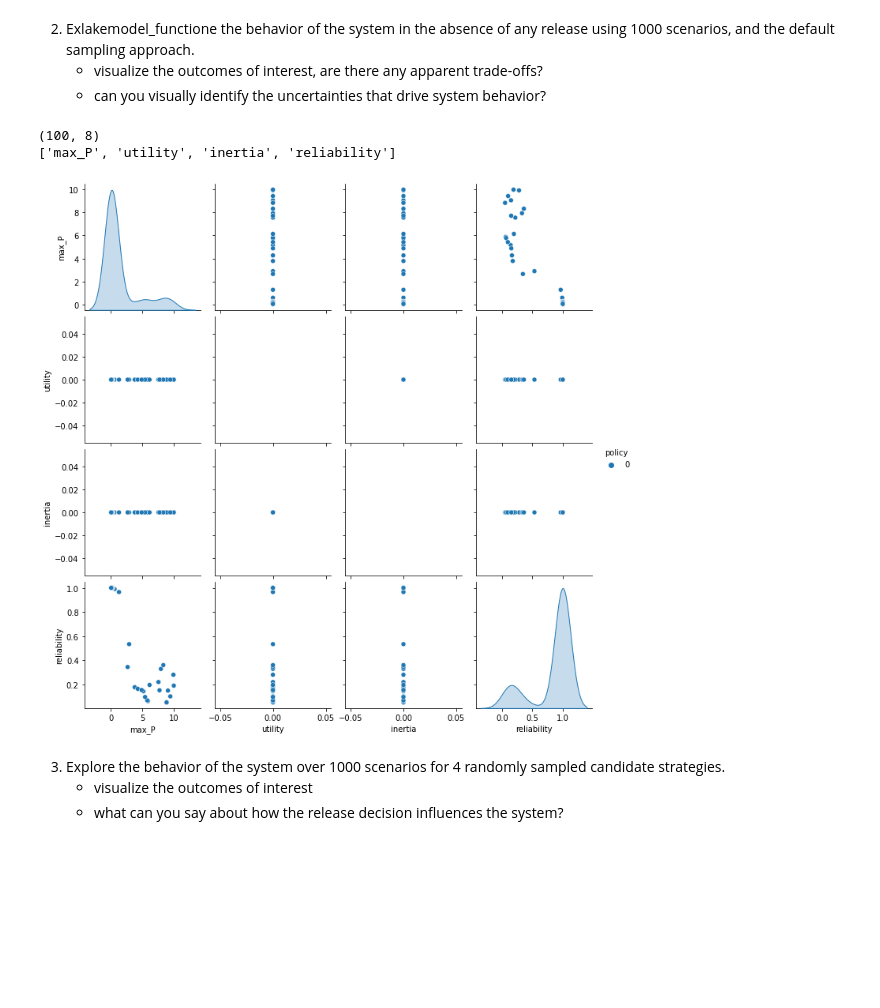
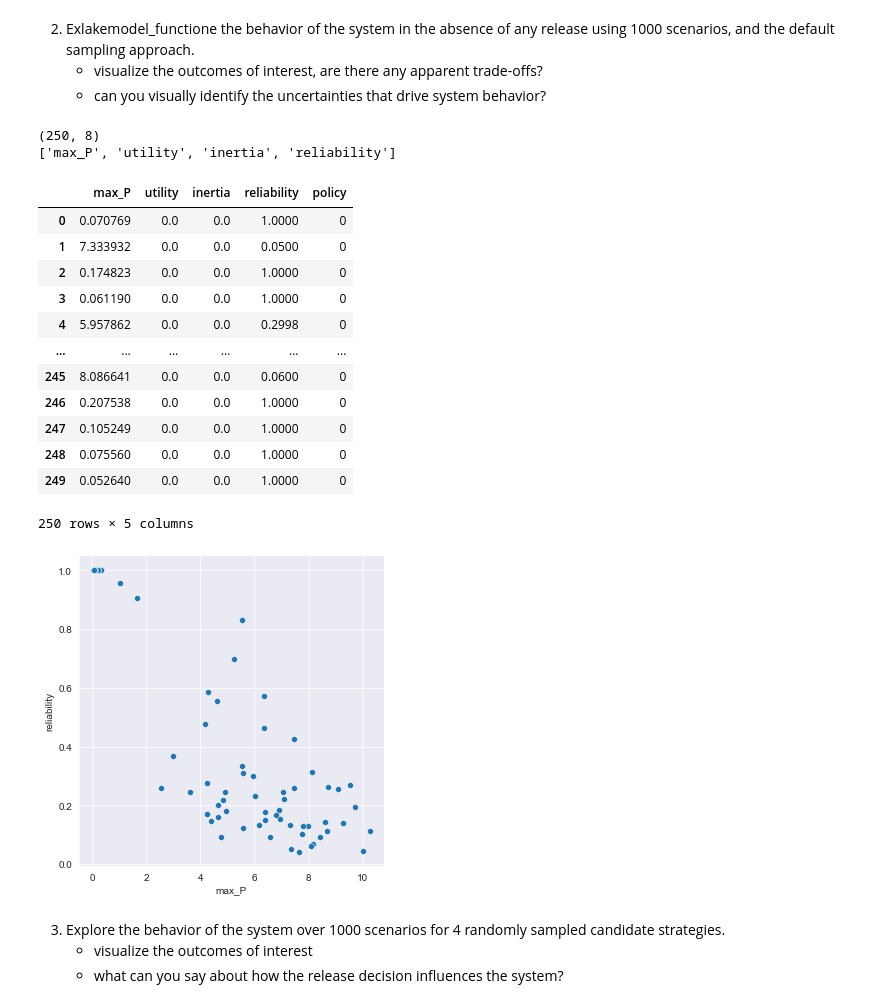
Before and after one commit to EwoutH/epa1361_open, a Jupyter notebook: Week 1-2 - general intro to exploratory modelling/assignment 2 - lakemodel.ipynb, the cells around one changed output. Drawn from its saved outputs; the diff is of its cells as text; code cells hidden in the pictures; blank space fills up the shorter version.

```diff
--- a/Week 1-2 - general intro to exploratory modelling/assignment 2 - lakemodel.ipynb
+++ b/Week 1-2 - general intro to exploratory modelling/assignment 2 - lakemodel.ipynb
@@ -89,12 +89,12 @@ model.outcomes = [
 from ema_workbench import SequentialEvaluator
 
 with SequentialEvaluator(model) as evaluator:
-    experiments, outcomes = evaluator.perform_experiments(scenarios=100, policies=4)
+    experiments, outcomes = evaluator.perform_experiments(scenarios=250)
 # %%
 print(experiments.shape)
 print(list(outcomes.keys()))
 # %% [output]
-(100, 8)
+(250, 8)
 ['max_P', 'utility', 'inertia', 'reliability']
 # %%
 import pandas as pd
@@ -106,14 +106,30 @@ for i, policy in enumerate(np.unique(policies)):
 
 data = pd.DataFrame(outcomes)
 data["policy"] = policies
+# %%
+data
+# %% [output]
+|  | max_P | utility | inertia | reliability | policy |
+| 0 | 0.070769 | 0.0 | 0.0 | 1.0000 | 0 |
+| 1 | 7.333932 | 0.0 | 0.0 | 0.0500 | 0 |
+| 2 | 0.174823 | 0.0 | 0.0 | 1.0000 | 0 |
+| 3 | 0.061190 | 0.0 | 0.0 | 1.0000 | 0 |
+| 4 | 5.957862 | 0.0 | 0.0 | 0.2998 | 0 |
+| ... | ... | ... | ... | ... | ... |
+| 245 | 8.086641 | 0.0 | 0.0 | 0.0600 | 0 |
+| 246 | 0.207538 | 0.0 | 0.0 | 1.0000 | 0 |
+| 247 | 0.105249 | 0.0 | 0.0 | 1.0000 | 0 |
+| 248 | 0.075560 | 0.0 | 0.0 | 1.0000 | 0 |
+| 249 | 0.052640 | 0.0 | 0.0 | 1.0000 | 0 |
+250 rows × 5 columns
 # %%
 import seaborn as sns
 import matplotlib.pyplot as plt
 
-sns.pairplot(data, hue="policy", vars=list(outcomes.keys()))
+sns.relplot(data=data, x="max_P", y="reliability", kind="scatter")
 plt.show()
 # %% [output]
-[figure, old version]
+[figure, new version]
 # %% [markdown]
 3. Explore the behavior of the system over 1000 scenarios for 4 randomly sampled candidate strategies.
     * visualize the outcomes of interest
```
Also changed, not shown: parts of 4 cells of this notebook.
